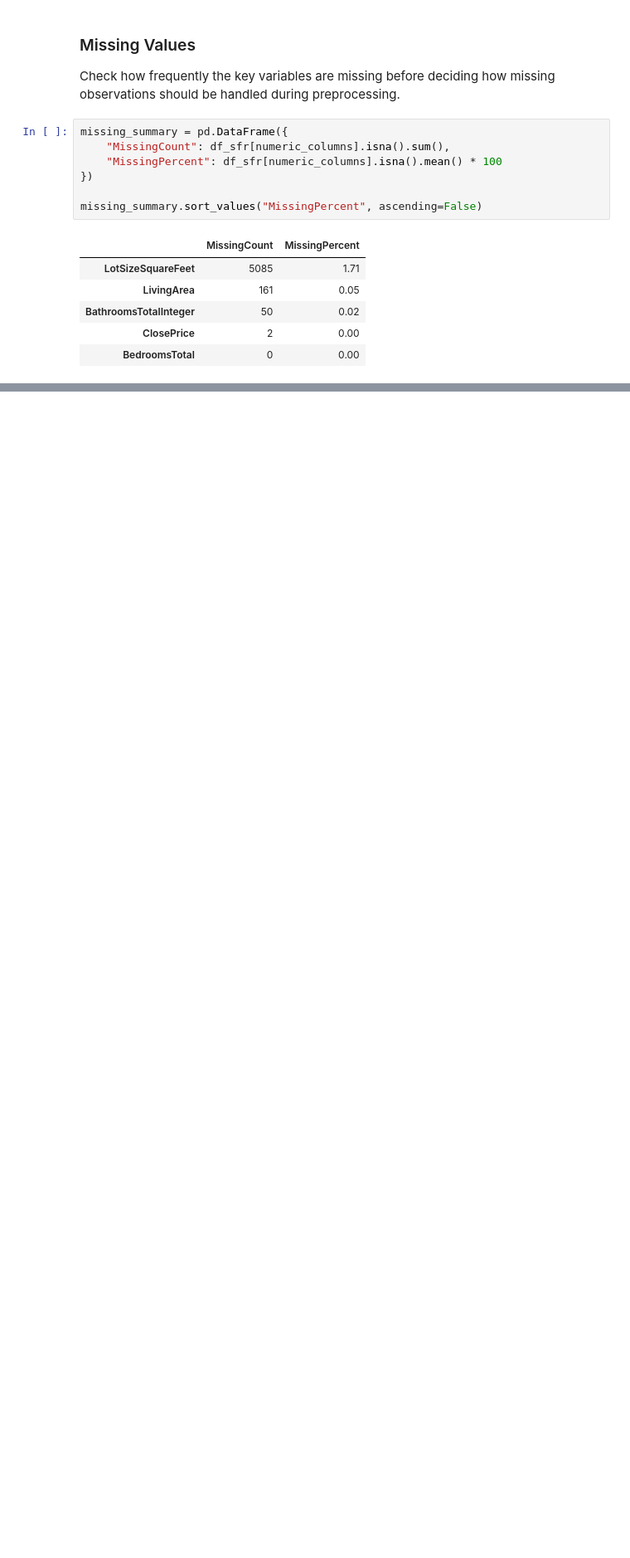
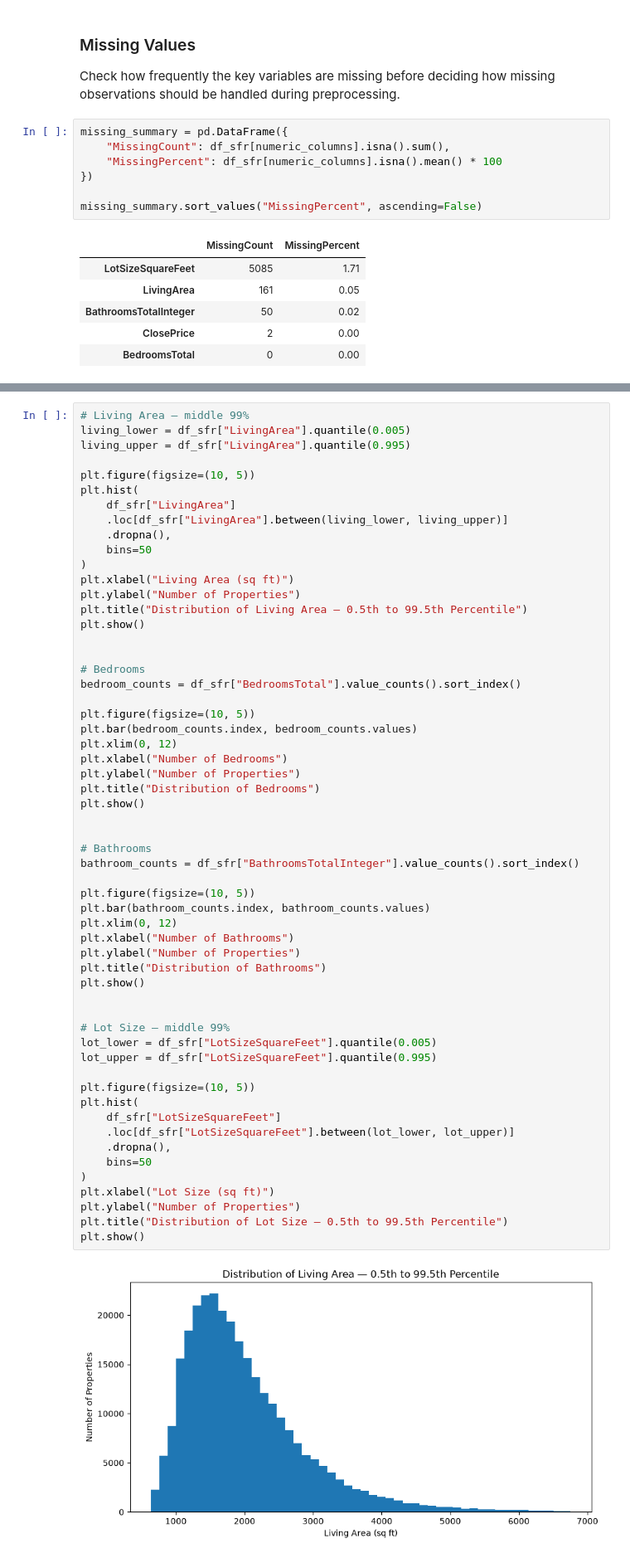
Before and after one commit to tantancodes/IDX-Exchange-Data-Science, a Jupyter notebook: notebooks/01_exploration.ipynb, the cells around one changed output, grey strips where cells are left out. Shown at 83% size. Cells and saved outputs as stored; diff of their text form; blank space fills up the shorter version.

```diff
--- a/notebooks/01_exploration.ipynb
+++ b/notebooks/01_exploration.ipynb
@@ -317,0 +352,59 @@ missing_summary.sort_values("MissingPercent", ascending=False)
+# %%
+# Living Area — middle 99%
+living_lower = df_sfr["LivingArea"].quantile(0.005)
+living_upper = df_sfr["LivingArea"].quantile(0.995)
+
+plt.figure(figsize=(10, 5))
+plt.hist(
+    df_sfr["LivingArea"]
+    .loc[df_sfr["LivingArea"].between(living_lower, living_upper)]
+    .dropna(),
+    bins=50
+)
+plt.xlabel("Living Area (sq ft)")
+plt.ylabel("Number of Properties")
+plt.title("Distribution of Living Area — 0.5th to 99.5th Percentile")
+plt.show()
+
+
+# Bedrooms
+bedroom_counts = df_sfr["BedroomsTotal"].value_counts().sort_index()
+
+plt.figure(figsize=(10, 5))
+plt.bar(bedroom_counts.index, bedroom_counts.values)
+plt.xlim(0, 12)
+plt.xlabel("Number of Bedrooms")
+plt.ylabel("Number of Properties")
+plt.title("Distribution of Bedrooms")
+plt.show()
+
+
+# Bathrooms
+bathroom_counts = df_sfr["BathroomsTotalInteger"].value_counts().sort_index()
+
+plt.figure(figsize=(10, 5))
+plt.bar(bathroom_counts.index, bathroom_counts.values)
+plt.xlim(0, 12)
+plt.xlabel("Number of Bathrooms")
+plt.ylabel("Number of Properties")
+plt.title("Distribution of Bathrooms")
+plt.show()
+
+
+# Lot Size — middle 99%
+lot_lower = df_sfr["LotSizeSquareFeet"].quantile(0.005)
+lot_upper = df_sfr["LotSizeSquareFeet"].quantile(0.995)
+
+plt.figure(figsize=(10, 5))
+plt.hist(
+    df_sfr["LotSizeSquareFeet"]
+    .loc[df_sfr["LotSizeSquareFeet"].between(lot_lower, lot_upper)]
+    .dropna(),
+    bins=50
+)
+plt.xlabel("Lot Size (sq ft)")
+plt.ylabel("Number of Properties")
+plt.title("Distribution of Lot Size — 0.5th to 99.5th Percentile")
+plt.show()
+# %% [output]
+[figure, added]
```
Also changed, not shown: parts of 27 cells of this notebook.
